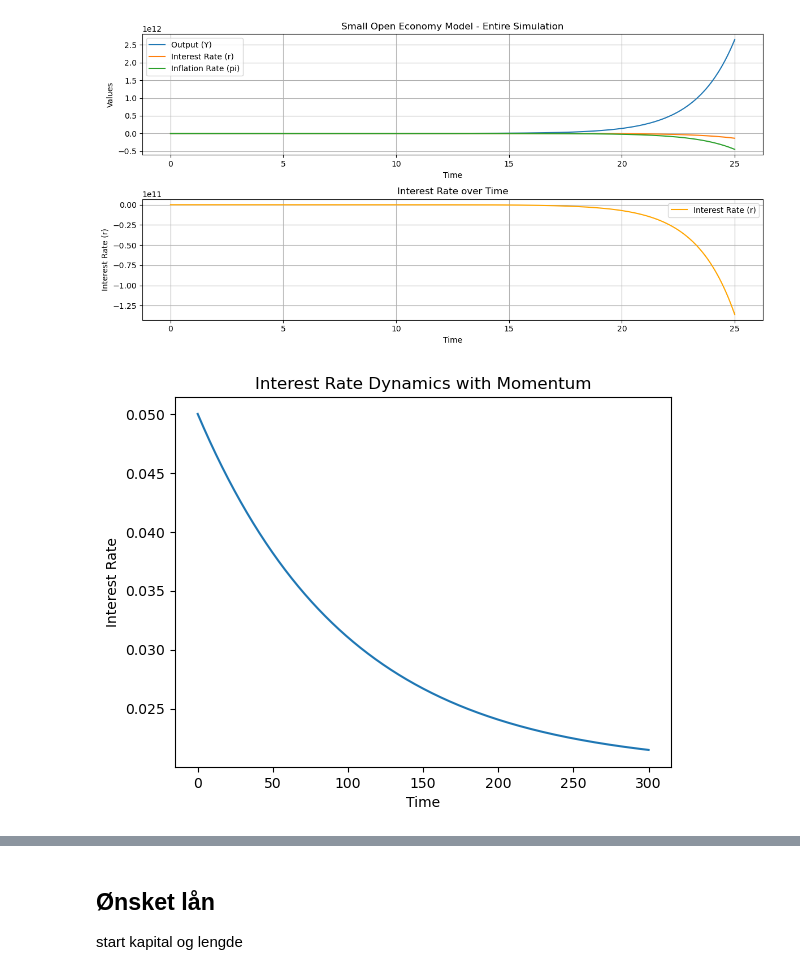
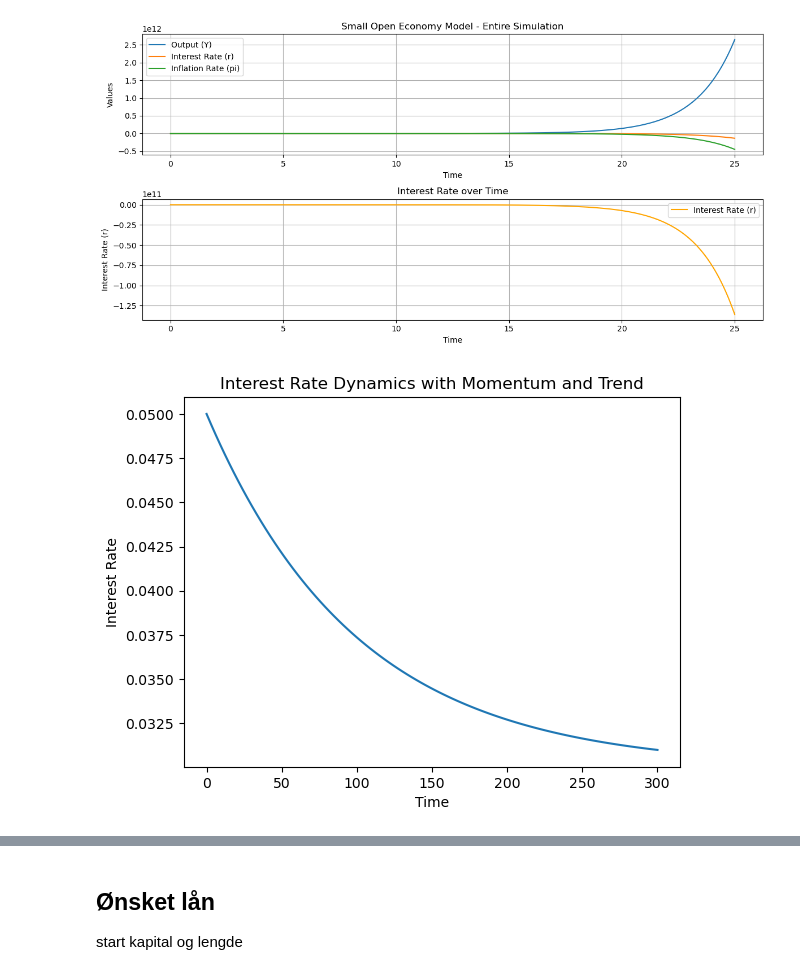
Before and after one commit to 591118/ProsjektADAH2023, a Jupyter notebook: prosjekt501.ipynb, the cells around one changed output, grey strips where cells are left out. Cells and saved outputs as stored; diff of their text form; code cells hidden in the pictures.

```diff
--- a/prosjekt501.ipynb
+++ b/prosjekt501.ipynb
@@ -1157,29 +1157,31 @@ plt.show()
 # %%
 import numpy as np
 from scipy.integrate import odeint
 
 # Define the ODE
-def interest_rate_ode(r, t, alpha, model_kpi_r):
-    drdt = -alpha * (r - model_kpi_r)
+def interest_rate_ode(r, t, alpha, beta, model_kpi_r, model_kpi_r_dot):
+    drdt = -alpha * (r - model_kpi_r) - beta * model_kpi_r_dot
     return drdt
 
 # Set initial conditions and parameters
 initial_rate = 0.05  # Initial interest rate
 alpha = 0.01  # Strength of the feedback loop
-model_kpi_r = 0.02  # Predicted interest rate from your regression model
+beta = 0.05  # Strength of the momentum term
+model_kpi_r = 0.03  # Predicted interest rate from your regression model
+model_kpi_r_dot = 0.0  # Initial rate of change of predicted interest rate
 
 # Set time points for the solution
-t = np.linspace(0, 25*12, 10000)
+t = np.linspace(0, 25*12, 100)
 
 # Solve the ODE
-solution = odeint(interest_rate_ode, initial_rate, t, args=(alpha, model_kpi_r))
+solution = odeint(interest_rate_ode, initial_rate, t, args=(alpha, beta, model_kpi_r, model_kpi_r_dot))
 
 # Plot the results
 import matplotlib.pyplot as plt
 plt.plot(t, solution)
 plt.xlabel('Time')
 plt.ylabel('Interest Rate')
-plt.title('Interest Rate Dynamics with Momentum')
+plt.title('Interest Rate Dynamics with Momentum and Trend')
 plt.show()
 # %% [output]
-[figure, old version]
+[figure, new version]
```
Also changed, not shown: parts of 1 cell of this notebook.
